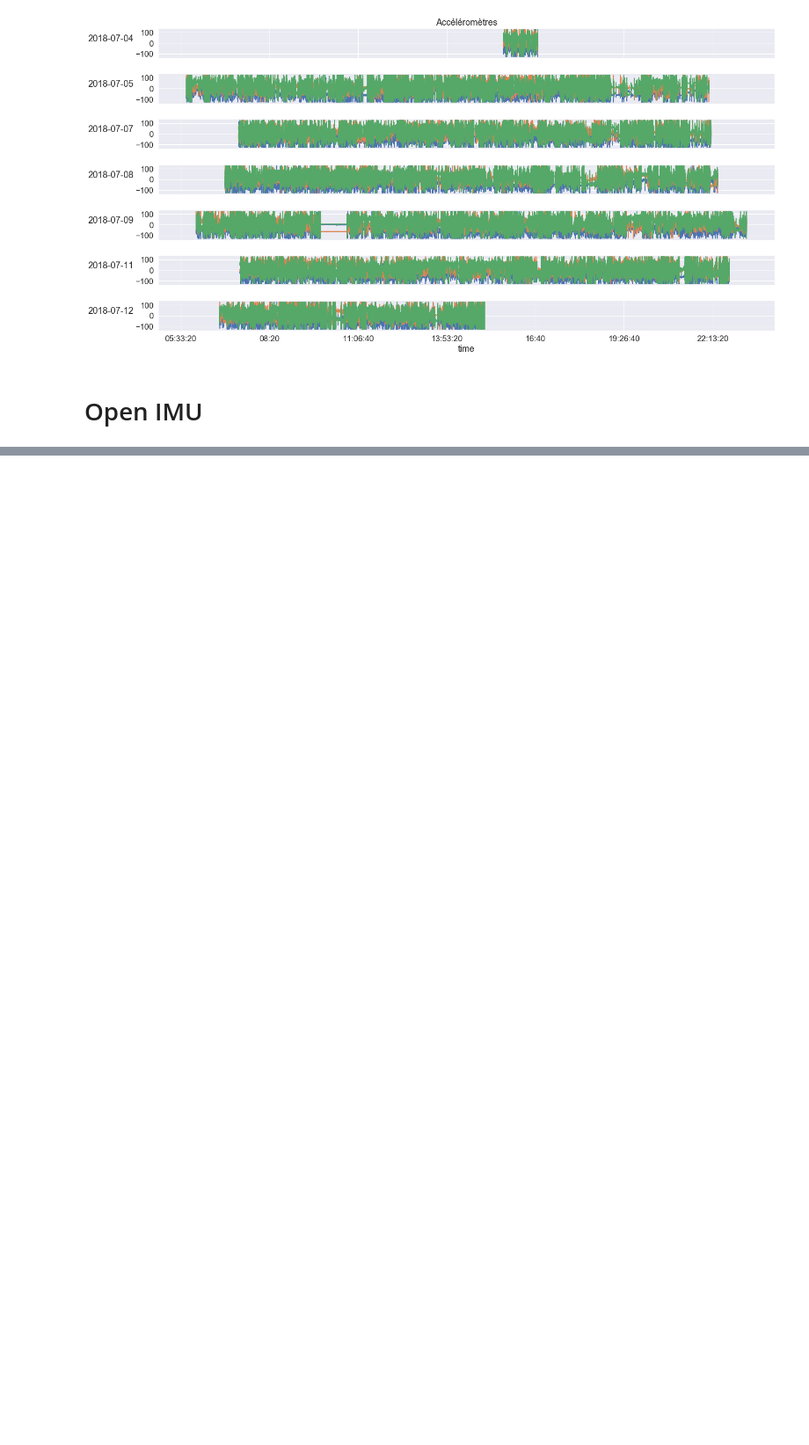
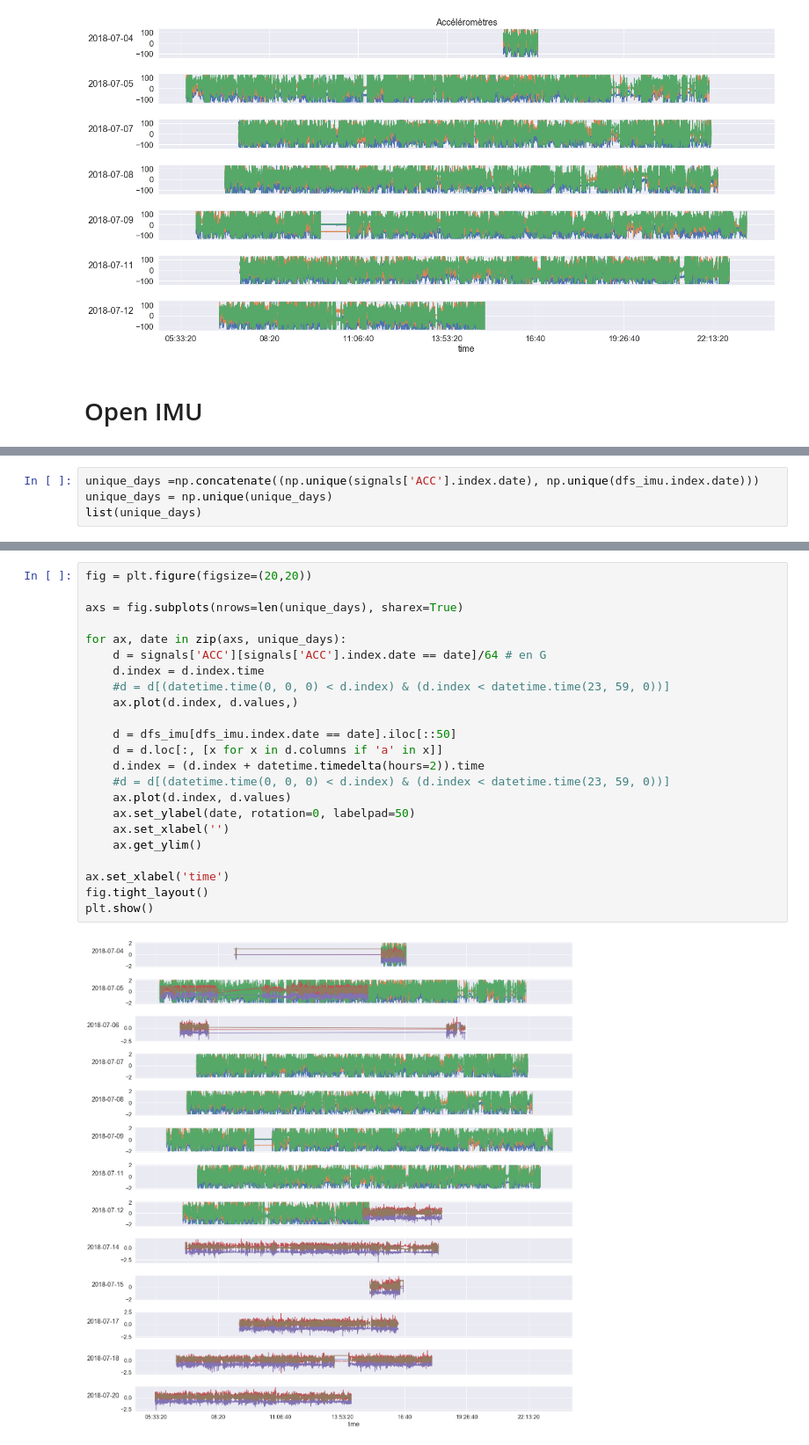
Before and after one commit to alexisfcote/SN-analyses, a Jupyter notebook: Analyses-SN1.ipynb, the cells around one changed output, grey strips where cells are left out. Shown at 88% size. Saved outputs shown, nothing was run; the diff lists cells and outputs as text; blank space fills up the shorter version.

```diff
--- a/Analyses-SN1.ipynb
+++ b/Analyses-SN1.ipynb
@@ -427,0 +484,4 @@ for sig in ['acceléromètre', 'gyroscope', 'magnetomètre']:
+# %%
+unique_days =np.concatenate((np.unique(signals['ACC'].index.date), np.unique(dfs_imu.index.date)))
+unique_days = np.unique(unique_days)
+list(unique_days)
@@ -427,0 +502,25 @@ for sig in ['acceléromètre', 'gyroscope', 'magnetomètre']:
+# %%
+fig = plt.figure(figsize=(20,20))
+
+axs = fig.subplots(nrows=len(unique_days), sharex=True)
+
+for ax, date in zip(axs, unique_days):
+    d = signals['ACC'][signals['ACC'].index.date == date]/64 # en G
+    d.index = d.index.time
+    #d = d[(datetime.time(0, 0, 0) < d.index) & (d.index < datetime.time(23, 59, 0))]
+    ax.plot(d.index, d.values,)
+
+    d = dfs_imu[dfs_imu.index.date == date].iloc[::50]
+    d = d.loc[:, [x for x in d.columns if 'a' in x]]
+    d.index = (d.index + datetime.timedelta(hours=2)).time
+    #d = d[(datetime.time(0, 0, 0) < d.index) & (d.index < datetime.time(23, 59, 0))]
+    ax.plot(d.index, d.values)
+    ax.set_ylabel(date, rotation=0, labelpad=50)
+    ax.set_xlabel('')
+    ax.get_ylim()
+
+ax.set_xlabel('time')
+fig.tight_layout()
+plt.show()
+# %% [output]
+[figure, added]
```
Also changed, not shown: parts of 18 cells of this notebook, 1 other file.
